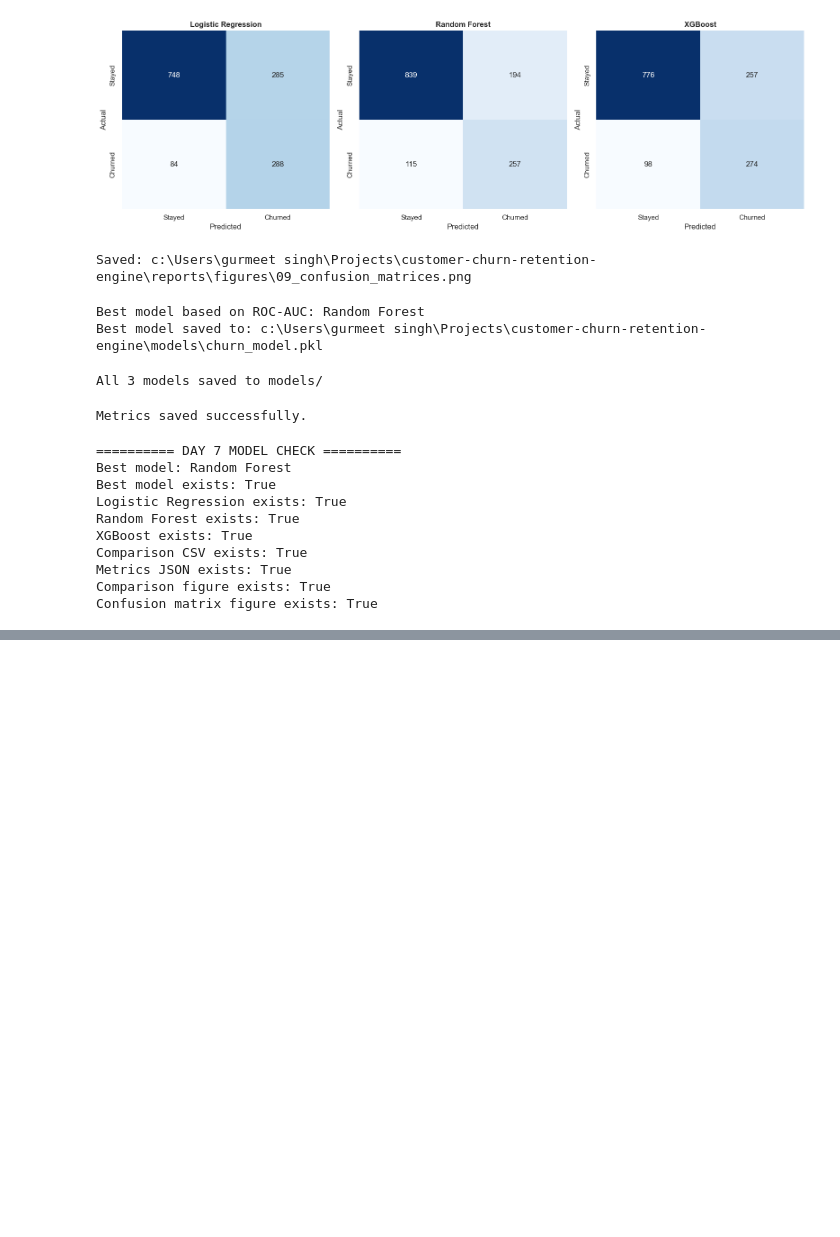
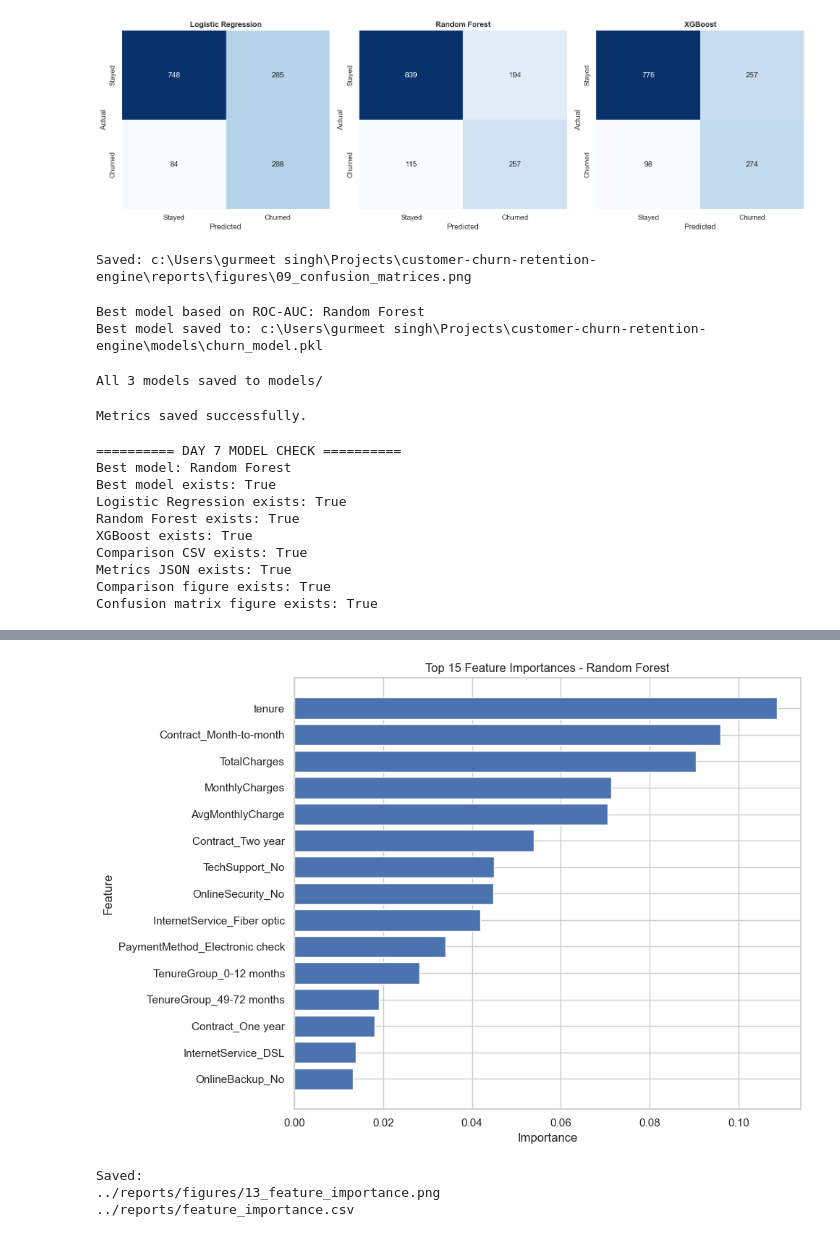
Before and after one commit to simranjitkaur-codes/customer-churn-retention-engine, a Jupyter notebook: notebooks/03_model_training_experiments.ipynb, the cells around one changed output, grey strips where cells are left out. Cells and saved outputs as stored; diff of their text form; code cells hidden in the pictures; blank space fills up the shorter version.

Commit message:
Add model explainability and retention recommendations

```diff
--- a/notebooks/03_model_training_experiments.ipynb
+++ b/notebooks/03_model_training_experiments.ipynb
@@ -464,0 +580,5 @@ Confusion matrix figure exists: True
+# %%
+classifier = best_model
+
+print("Classifier:", type(classifier).__name__)
+print("Number of trees:", classifier.n_estimators)
@@ -464,0 +588,14 @@ Confusion matrix figure exists: True
+# %%
+raw_feature_names = list(preprocessor.get_feature_names_out())
+
+clean_feature_names = [
+    name.split("__", 1)[1] if "__" in name else name
+    for name in raw_feature_names
+]
+
+print("Total output features:", len(clean_feature_names))
+print()
+print("First 10 feature names:")
+
+for name in clean_feature_names[:10]:
+    print(" ", name)
@@ -464,0 +681,41 @@ Confusion matrix figure exists: True
+# %%
+top_features = importance_df.head(15).sort_values(
+    "Importance",
+    ascending=True
+)
+
+plt.figure(figsize=(10, 7))
+
+plt.barh(
+    top_features["Feature"],
+    top_features["Importance"]
+)
+
+plt.xlabel("Importance")
+plt.ylabel("Feature")
+plt.title("Top 15 Feature Importances - Random Forest")
+
+plt.tight_layout()
+
+plt.savefig(
+    "../reports/figures/13_feature_importance.png",
+    dpi=300,
+    bbox_inches="tight"
+)
+
+plt.show()
+# %% [output]
+[figure, added]
+# %%
+importance_df.to_csv(
+    "../reports/feature_importance.csv",
+    index=False
+)
+
+print("Saved:")
+print("../reports/figures/13_feature_importance.png")
+print("../reports/feature_importance.csv")
+# %% [output]
+Saved:
+../reports/figures/13_feature_importance.png
+../reports/feature_importance.csv
```
Also changed, not shown: parts of 31 cells of this notebook, 12 other files.
